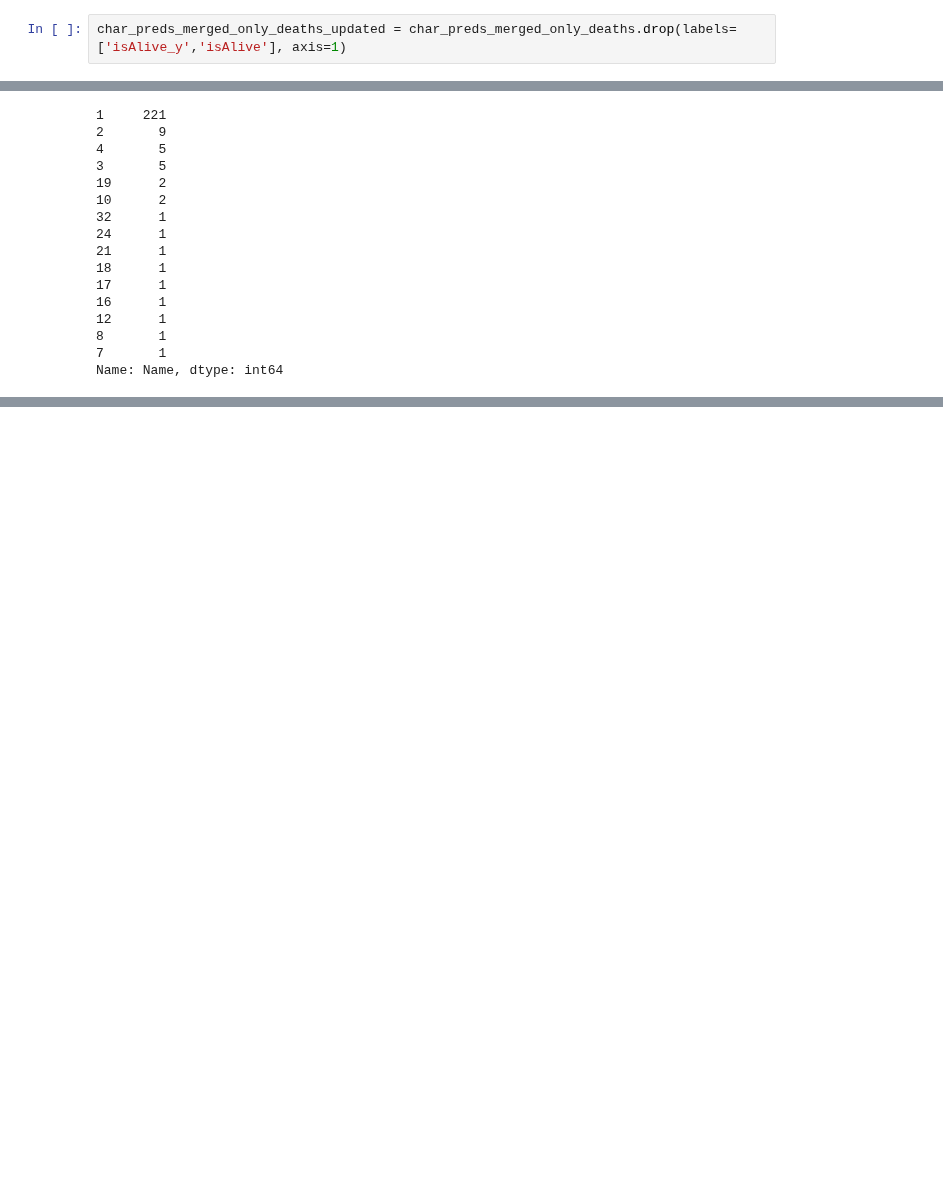
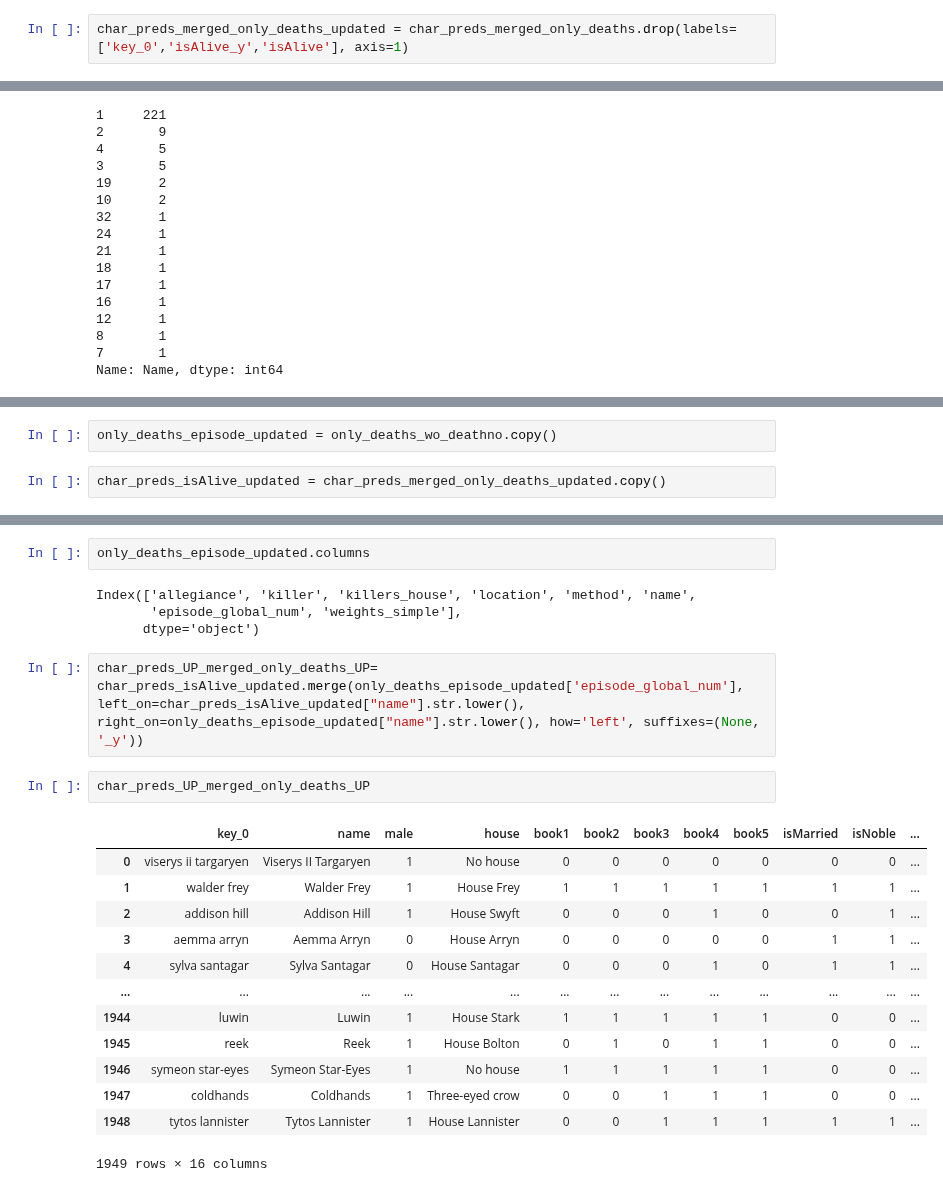
Before and after one commit to franziskasteger/game-of-thrones-survival, a Jupyter notebook: notebooks/Carmen_data_cleaning.ipynb, the cells around one changed output, grey strips where cells are left out. Saved outputs shown, nothing was run; the diff lists cells and outputs as text; blank space fills up the shorter version.

```diff
--- a/notebooks/Carmen_data_cleaning.ipynb
+++ b/notebooks/Carmen_data_cleaning.ipynb
@@ -1196,5 +1374,5 @@ Index(['name', 'male', 'house', 'book1', 'book2', 'book3', 'book4', 'book5',
 # %%
-char_preds_merged_only_deaths_updated = char_preds_merged_only_deaths.drop(labels=['isAlive_y','isAlive'], axis=1)
+char_preds_merged_only_deaths_updated = char_preds_merged_only_deaths.drop(labels=['key_0','isAlive_y','isAlive'], axis=1)
 # %%
 char_preds_merged_only_deaths_updated.rename(columns={"isAlive_updated": "isAlive"},inplace=True)
 # %%
@@ -1280,0 +1660,4 @@ Name: Name, dtype: int64
+# %%
+only_deaths_episode_updated = only_deaths_wo_deathno.copy()
+# %%
+char_preds_isAlive_updated = char_preds_merged_only_deaths_updated.copy()
@@ -1280,0 +1702,24 @@ Name: Name, dtype: int64
+# %%
+only_deaths_episode_updated.columns
+# %% [output]
+Index(['allegiance', 'killer', 'killers_house', 'location', 'method', 'name',
+       'episode_global_num', 'weights_simple'],
+      dtype='object')
+# %%
+char_preds_UP_merged_only_deaths_UP= char_preds_isAlive_updated.merge(only_deaths_episode_updated['episode_global_num'], left_on=char_preds_isAlive_updated["name"].str.lower(), right_on=only_deaths_episode_updated["name"].str.lower(), how='left', suffixes=(None, '_y'))
+# %%
+char_preds_UP_merged_only_deaths_UP
+# %% [output]
+|  | key_0 | name | male | house | book1 | book2 | book3 | book4 | book5 | isMarried | isNoble | ... |
+| 0 | viserys ii targaryen | Viserys II Targaryen | 1 | No house | 0 | 0 | 0 | 0 | 0 | 0 | 0 | ... |
+| 1 | walder frey | Walder Frey | 1 | House Frey | 1 | 1 | 1 | 1 | 1 | 1 | 1 | ... |
+| 2 | addison hill | Addison Hill | 1 | House Swyft | 0 | 0 | 0 | 1 | 0 | 0 | 1 | ... |
+| 3 | aemma arryn | Aemma Arryn | 0 | House Arryn | 0 | 0 | 0 | 0 | 0 | 1 | 1 | ... |
+| 4 | sylva santagar | Sylva Santagar | 0 | House Santagar | 0 | 0 | 0 | 1 | 0 | 1 | 1 | ... |
+| ... | ... | ... | ... | ... | ... | ... | ... | ... | ... | ... | ... | ... |
+| 1944 | luwin | Luwin | 1 | House Stark | 1 | 1 | 1 | 1 | 1 | 0 | 0 | ... |
+| 1945 | reek | Reek | 1 | House Bolton | 0 | 1 | 0 | 1 | 1 | 0 | 0 | ... |
+| 1946 | symeon star-eyes | Symeon Star-Eyes | 1 | No house | 1 | 1 | 1 | 1 | 1 | 0 | 0 | ... |
+| 1947 | coldhands | Coldhands | 1 | Three-eyed crow | 0 | 0 | 1 | 1 | 1 | 0 | 0 | ... |
+| 1948 | tytos lannister | Tytos Lannister | 1 | House Lannister | 0 | 0 | 1 | 1 | 1 | 1 | 1 | ... |
+1949 rows × 16 columns
```
Also changed, not shown: parts of 105 cells of this notebook, 1 other file.
